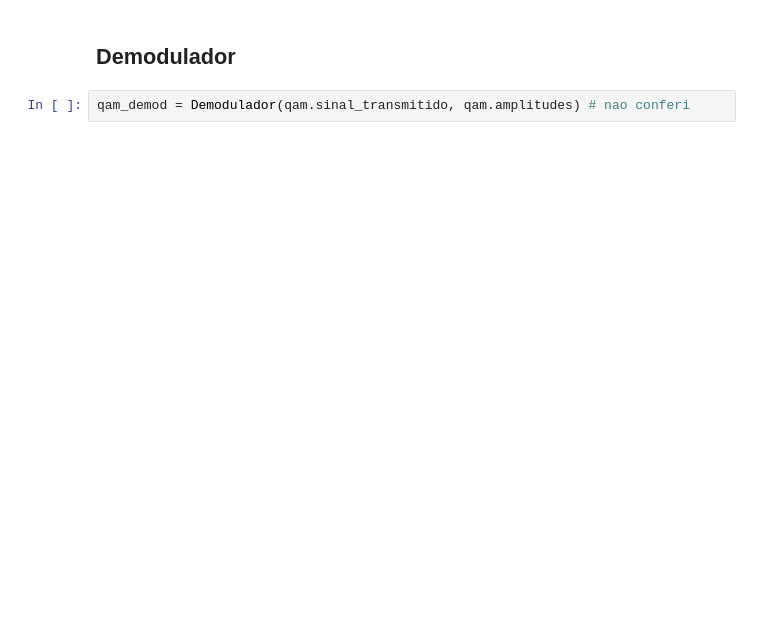
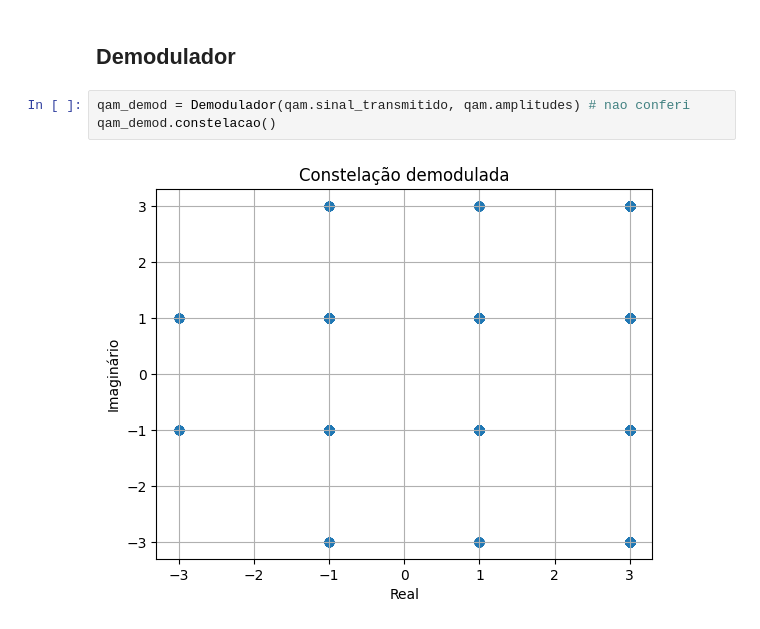
Before and after one commit to braiansmarzaro/Telecommunication, a Jupyter notebook: atividade4_moduladores_bp.ipynb, the cells around one changed output. Saved outputs shown, nothing was run; the diff lists cells and outputs as text; blank space fills up the shorter version.

```diff
--- a/atividade4_moduladores_bp.ipynb
+++ b/atividade4_moduladores_bp.ipynb
@@ -272,3 +270,6 @@ qam.constellation()
 ## Demodulador
 # %%
 qam_demod = Demodulador(qam.sinal_transmitido, qam.amplitudes) # nao conferi
+qam_demod.constelacao()
+# %% [output]
+[figure, added]
```
Also changed, not shown: parts of 5 cells of this notebook.
